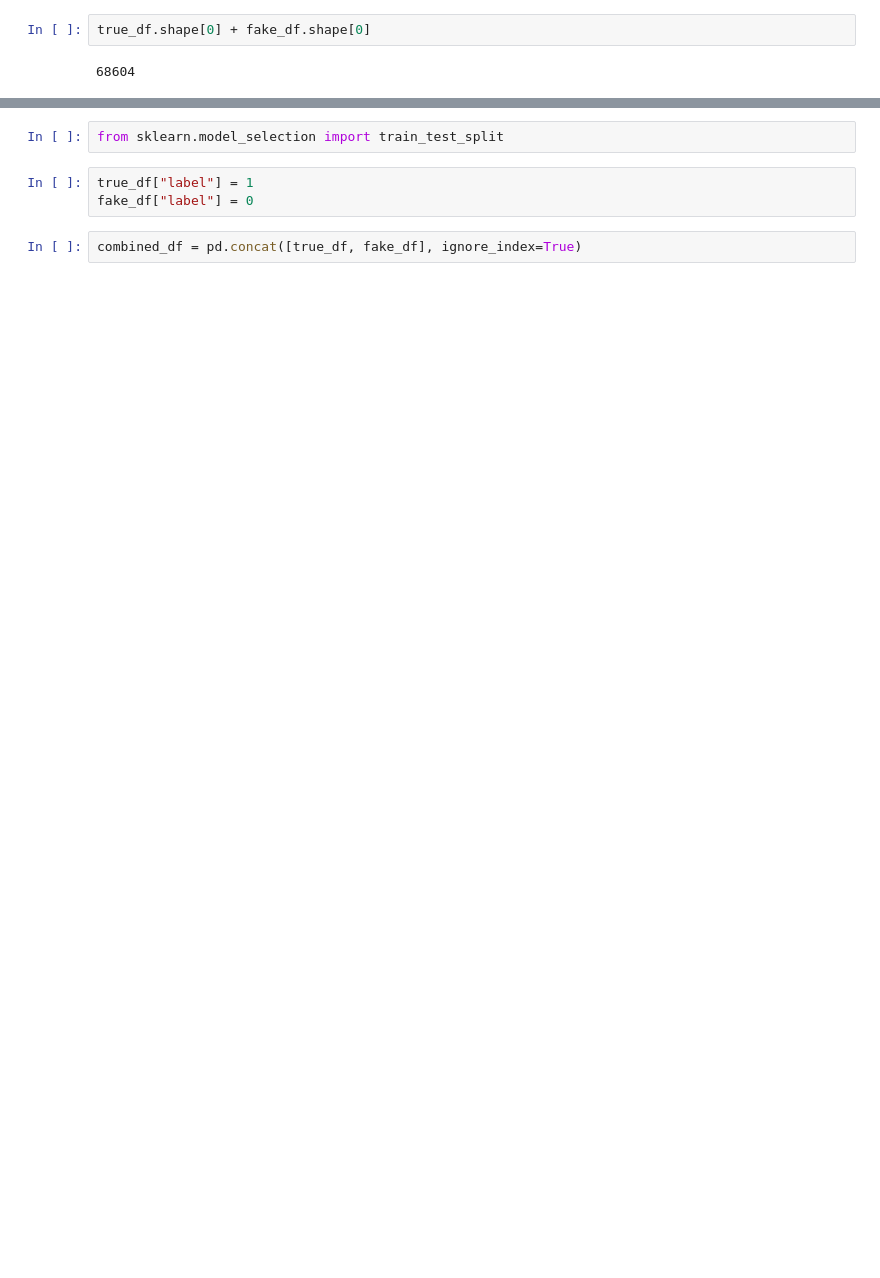
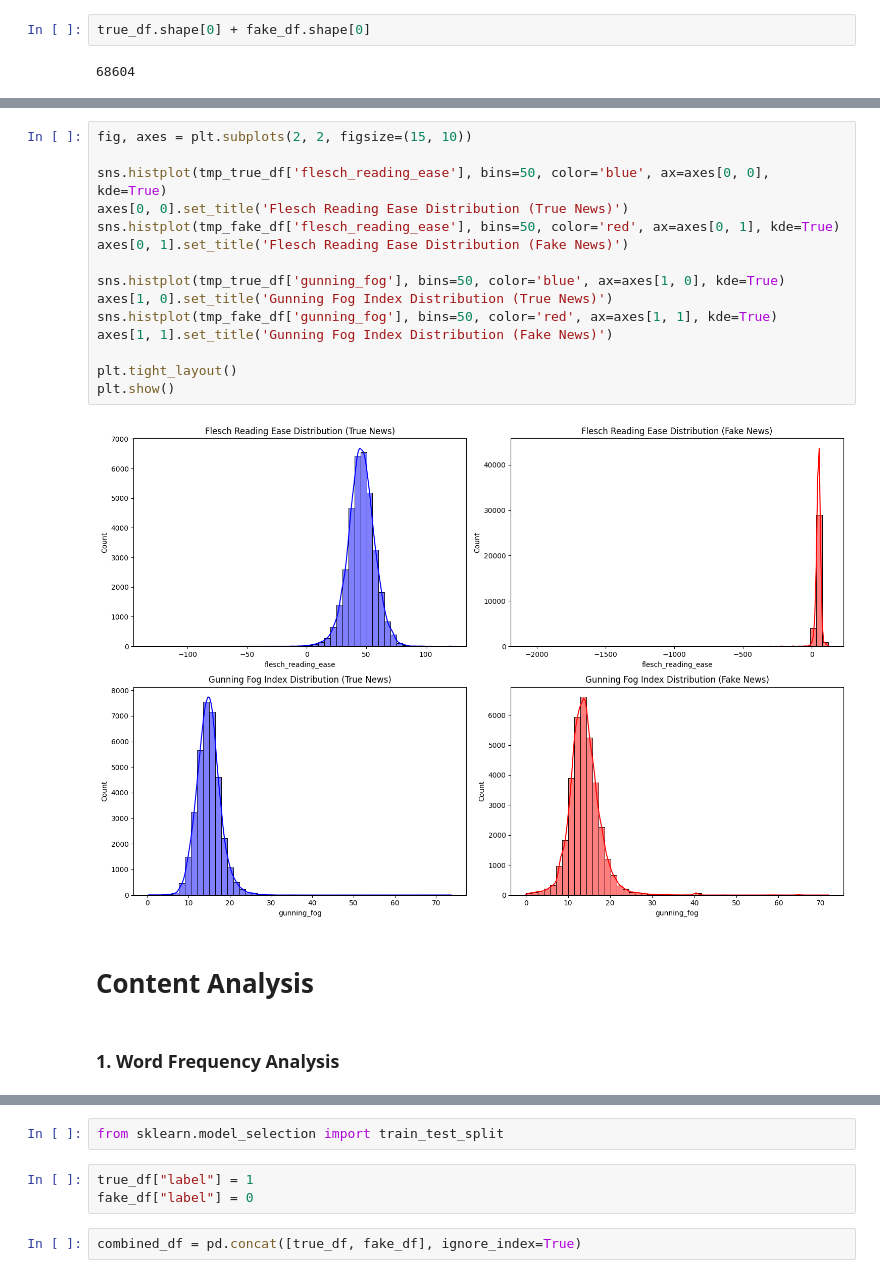
Before and after one commit to tandao0909/nlp-project, a Jupyter notebook: eda.ipynb, the cells around one changed output, grey strips where cells are left out. Saved outputs shown, nothing was run; the diff lists cells and outputs as text; blank space fills up the shorter version.

```diff
--- a/eda.ipynb
+++ b/eda.ipynb
@@ -65,0 +362,21 @@ true_df.shape[0] + fake_df.shape[0]
+# %%
+fig, axes = plt.subplots(2, 2, figsize=(15, 10))
+
+sns.histplot(tmp_true_df['flesch_reading_ease'], bins=50, color='blue', ax=axes[0, 0], kde=True)
+axes[0, 0].set_title('Flesch Reading Ease Distribution (True News)')
+sns.histplot(tmp_fake_df['flesch_reading_ease'], bins=50, color='red', ax=axes[0, 1], kde=True)
+axes[0, 1].set_title('Flesch Reading Ease Distribution (Fake News)')
+
+sns.histplot(tmp_true_df['gunning_fog'], bins=50, color='blue', ax=axes[1, 0], kde=True)
+axes[1, 0].set_title('Gunning Fog Index Distribution (True News)')
+sns.histplot(tmp_fake_df['gunning_fog'], bins=50, color='red', ax=axes[1, 1], kde=True)
+axes[1, 1].set_title('Gunning Fog Index Distribution (Fake News)')
+
+plt.tight_layout()
+plt.show()
+# %% [output]
+[figure, added]
+# %% [markdown]
+# Content Analysis
+# %% [markdown]
+### 1. Word Frequency Analysis
```
Also changed, not shown: parts of 74 cells of this notebook.
